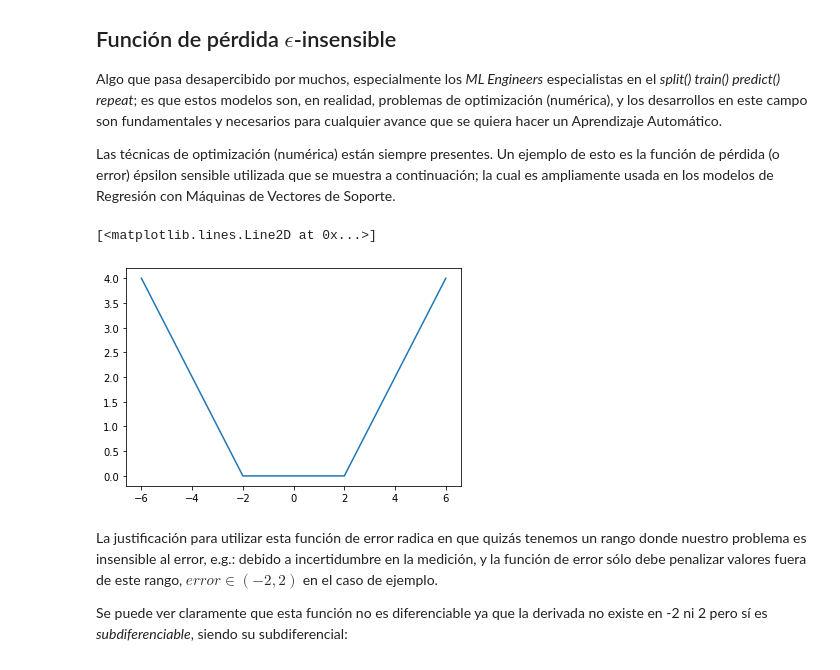
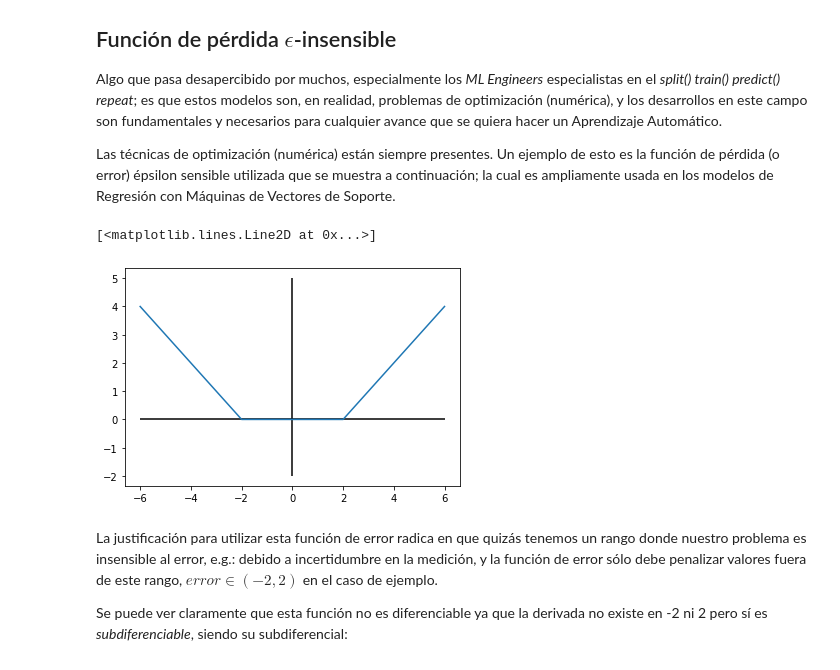
Before and after one commit to dcardonav/posts, a Jupyter notebook: svm.ipynb, the cells around one changed output. Drawn from its saved outputs; the diff is of its cells as text; code cells hidden in the pictures.

```diff
--- a/svm.ipynb
+++ b/svm.ipynb
@@ -102,13 +102,16 @@ Las técnicas de optimización (numérica) están siempre presentes. Un ejemplo
 # %%
 x = np.arange(-6, 6.1, 0.1)
 eps = 2
 f_eps = lambda x_0: max(0, abs(x_0)-eps)
 y = np.array(list(map(f_eps, x)))
 
+plt.hlines(y=0, xmin=-6, xmax=6, colors="black")
+plt.vlines(x=0, ymin=-2, ymax=5, colors="black")
+
 plt.plot(x, y)
 # %% [output]
 [<matplotlib.lines.Line2D at 0x...>]
-[figure, old version]
+[figure, new version]
 # %% [markdown]
 La justificación para utilizar esta función de error radica en que quizás tenemos un rango donde nuestro problema es insensible al error, e.g.: debido a incertidumbre en la medición, y la función de error sólo debe penalizar valores fuera de este rango, $error \in (-2, 2)$ en el caso de ejemplo.
 
```
Also changed, not shown: parts of 3 cells of this notebook.
